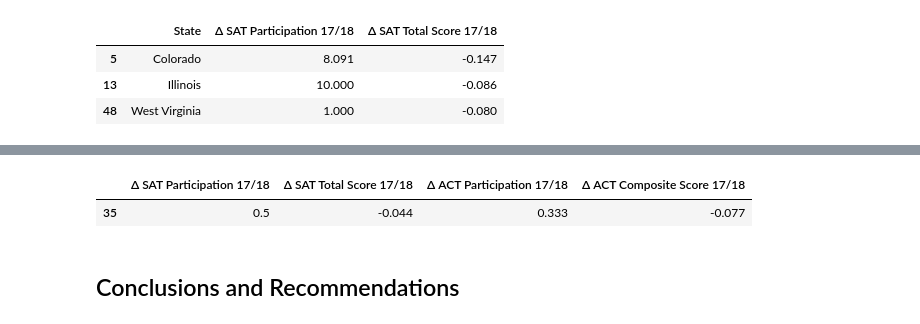
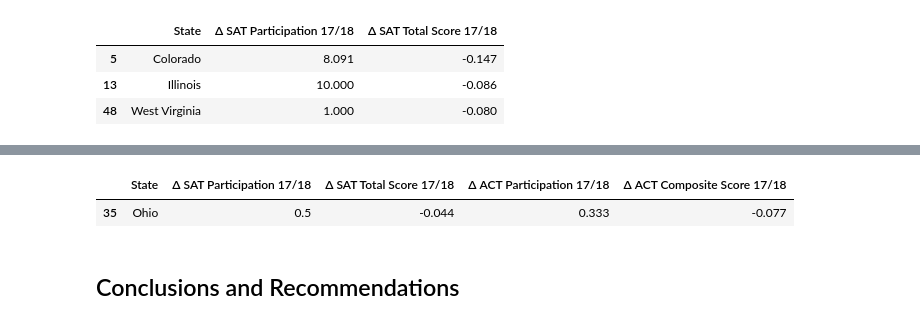
Before and after one commit to benpoh90/Projects, a Jupyter notebook: project_1/code/ben_poh_project_1.ipynb, the cells around one changed output, grey strips where cells are left out. Saved outputs shown, nothing was run; the diff lists cells and outputs as text; code cells hidden in the pictures.

```diff
--- a/project_1/code/Ben Poh Project 1.ipynb
+++ b/project_1/code/ben_poh_project_1.ipynb
@@ -1079,6 +1141,6 @@ colorado_illinois
 # %%
-ohio = combined_everything.loc[combined_everything['act_participation_change'] >= 0.2, ['sat_participation_change', 'sat_total_change', 'act_participation_change', 'act_composite_change']].rename(columns={'state' : 'State', 'sat_participation_change': 'Δ SAT Participation 17/18', 'sat_total_change': 'Δ SAT Total Score 17/18', 'act_participation_change': 'Δ ACT Participation 17/18', 'act_composite_change': 'Δ ACT Composite Score 17/18'})
+ohio = combined_everything.loc[combined_everything['act_participation_change'] >= 0.2, ['state','sat_participation_change', 'sat_total_change', 'act_participation_change', 'act_composite_change']].rename(columns={'state' : 'State', 'sat_participation_change': 'Δ SAT Participation 17/18', 'sat_total_change': 'Δ SAT Total Score 17/18', 'act_participation_change': 'Δ ACT Participation 17/18', 'act_composite_change': 'Δ ACT Composite Score 17/18'})
 ohio
 # %% [output]
-|  | Δ SAT Participation 17/18 | Δ SAT Total Score 17/18 | Δ ACT Participation 17/18 | Δ ACT Composite Score 17/18 |
-| 35 | 0.5 | -0.044 | 0.333 | -0.077 |
+|  | State | Δ SAT Participation 17/18 | Δ SAT Total Score 17/18 | Δ ACT Participation 17/18 | Δ ACT Composite Score 17/18 |
+| 35 | Ohio | 0.5 | -0.044 | 0.333 | -0.077 |
```
Also changed, not shown: parts of 92 cells of this notebook, 1 other file.
